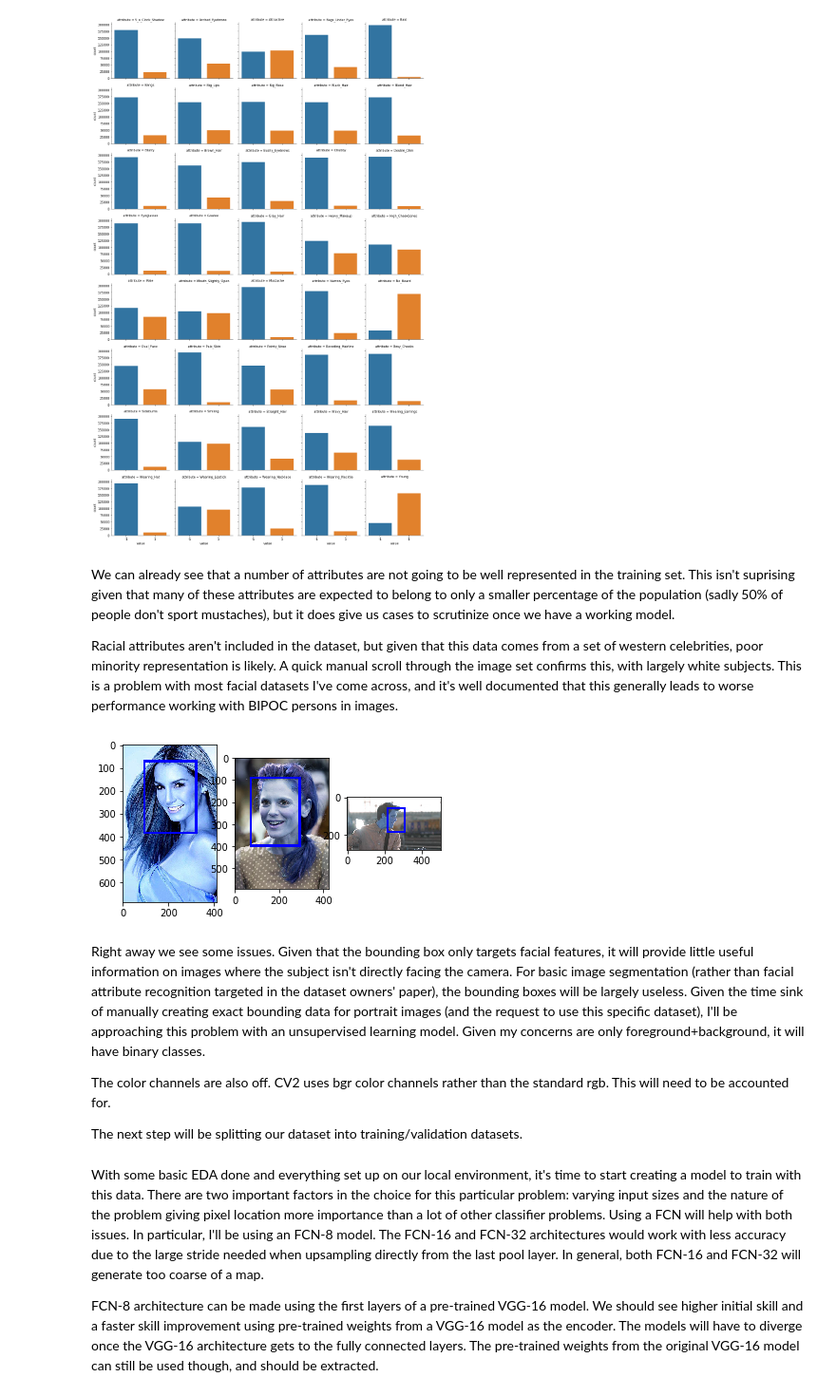
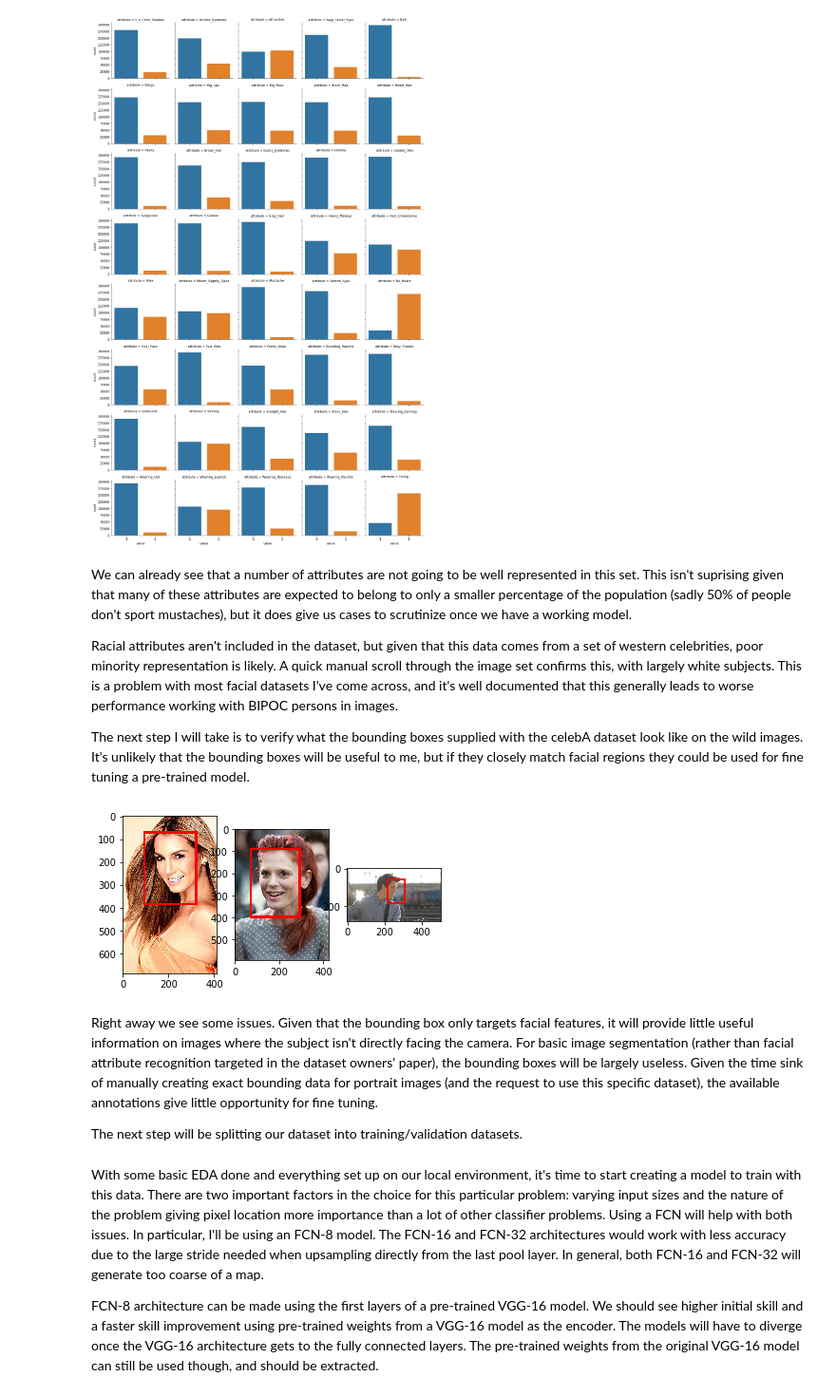
Before and after one commit to Nickleha/Portrait-image-matting, a Jupyter notebook: CelebA Fellowship Submission.ipynb, the cells around one changed output. Shown at 95% size. Saved outputs shown, nothing was run; the diff lists cells and outputs as text; code cells hidden in the pictures.

```diff
--- a/CelebA Fellowship Submission.ipynb
+++ b/CelebA Fellowship Submission.ipynb
@@ -45,34 +45,35 @@ sns.catplot(data=attr_tidy, x='value', y=None, col='attribute', kind='count', co
 <seaborn.axisgrid.FacetGrid at 0x...>
 [figure]
 # %% [markdown]
-We can already see that a number of attributes are not going to be well represented in the training set. This isn't suprising given that many of these attributes are expected to belong to only a smaller percentage of the population (sadly 50% of people don't sport mustaches), but it does give us cases to scrutinize once we have a working model.
+We can already see that a number of attributes are not going to be well represented in this set. This isn't suprising given that many of these attributes are expected to belong to only a smaller percentage of the population (sadly 50% of people don't sport mustaches), but it does give us cases to scrutinize once we have a working model.
 
 Racial attributes aren't included in the dataset, but given that this data comes from a set of western celebrities, poor minority representation is likely. A quick manual scroll through the image set confirms this, with largely white subjects. This is a problem with most facial datasets I've come across, and it's well documented that this generally leads to worse performance working with BIPOC persons in images.
+
+
+The next step I will take is to verify what the bounding boxes supplied with the celebA dataset look like on the wild images. It's unlikely that the bounding boxes will be useful to me, but if they closely match facial regions they could be used for fine tuning a pre-trained model.
 # %%
-#Want to verify what the bounding boxes supplied with the celebA dataset look like on the wild images.
 bound_path=r"images\annotations\list_bbox_celeba.txt"
 bboxes=pd.read_csv(os.sep.join([pathbase, bound_path]), sep=" +", header=1, nrows=3, engine='python')
 
 #Just drawing 1st 3 images as examples
 bound_check_img=['000001.jpg', '000002.jpg', '000003.jpg']
 img_wild_base_path = r"images\wild\img_celeba"
 f = plt.figure() #generate plot figure
 for i in range(3):
     bound_temp = bboxes.iloc[i,1:5]
     x1, x2 = bound_temp[0], bound_temp[0] + bound_temp[2]
     y1, y2 = bound_temp[1], bound_temp[1] + bound_temp[3]
     img_path = os.sep.join([pathbase, img_wild_base_path, bound_check_img[i]])
     image = cv2.imread(img_path)
     image = cv2.rectangle(image, (x1, y1), (x2, y2), (0,0,255), 10)
     f.add_subplot(1,3,i+1)
+    image = image[:, :, ::-1] #Without converting between RGB/BGR, cv2 will display with strong blue hue
     plt.imshow(image)
 plt.show()
 # %% [output]
-[figure, old version]
+[figure, new version]
 # %% [markdown]
-Right away we see some issues. Given that the bounding box only targets facial features, it will provide little useful information on images where the subject isn't directly facing the camera. For basic image segmentation (rather than facial attribute recognition targeted in the dataset owners' paper), the bounding boxes will be largely useless. Given the time sink of manually creating exact bounding data for portrait images (and the request to use this specific dataset), I'll be approaching this problem with an unsupervised learning model. Given my concerns are only foreground+background, it will have binary classes.
-
-The color channels are also off. CV2 uses bgr color channels rather than the standard rgb. This will need to be accounted for.
+Right away we see some issues. Given that the bounding box only targets facial features, it will provide little useful information on images where the subject isn't directly facing the camera. For basic image segmentation (rather than facial attribute recognition targeted in the dataset owners' paper), the bounding boxes will be largely useless. Given the time sink of manually creating exact bounding data for portrait images (and the request to use this specific dataset), the available annotations give little opportunity for fine tuning.
 
 The next step will be splitting our dataset into training/validation datasets.
 # %%
```
Also changed, not shown: parts of 5 cells of this notebook.
